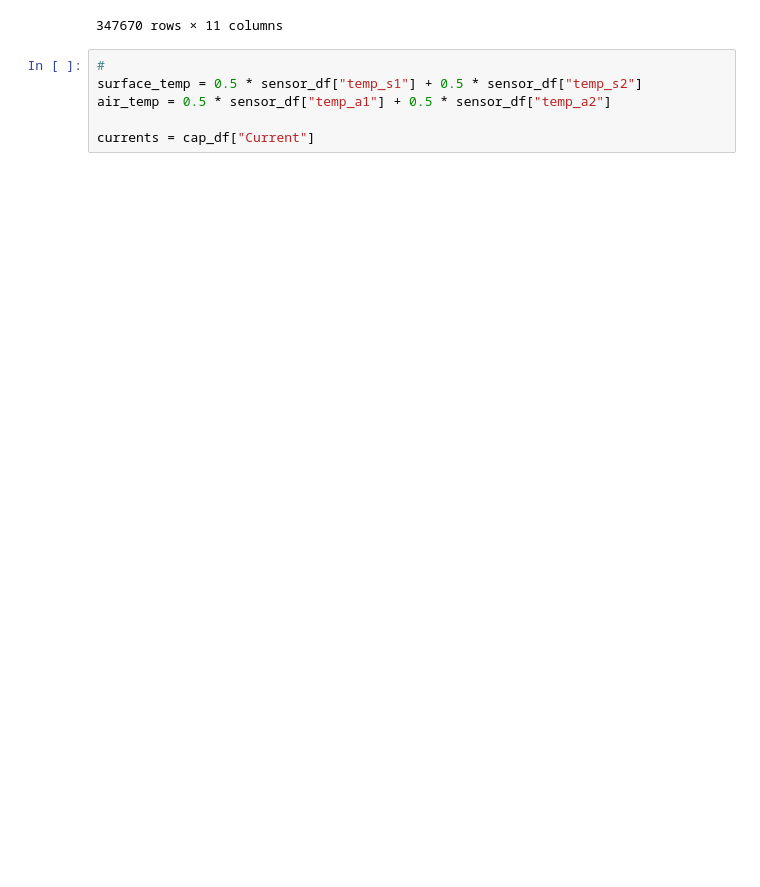
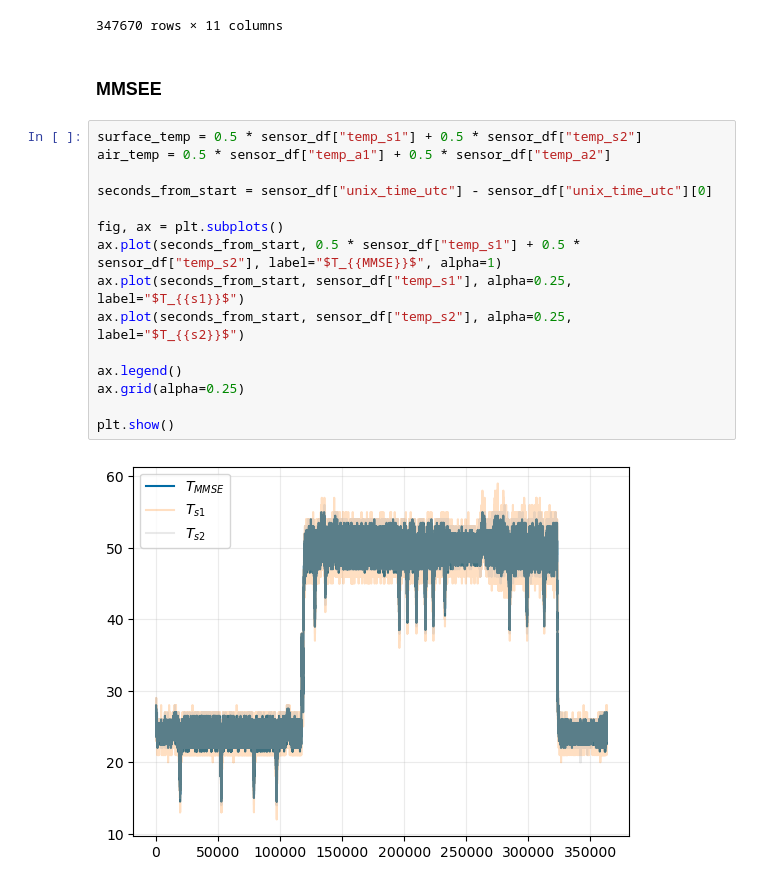
Before and after one commit to prognostics-lab/lion, a Jupyter notebook: data_analysis.ipynb, the cells around one changed output. Cells and saved outputs as stored; diff of their text form; blank space fills up the shorter version.

```diff
--- a/data_analysis.ipynb
+++ b/data_analysis.ipynb
@@ -372,9 +358,22 @@ sensor_df
 | 347668 | 2024-01-23 22:54:50.030603+00:00 | 1706050490 | 0 | 100982.32 | 25 | 101377.96 | 25 | 105010.03 | 24 | 108775.50 | ... |
 | 347669 | 2024-01-23 22:54:51.074112+00:00 | 1706050491 | 0 | 111801.25 | 22 | 99027.25 | 25 | 104600.00 | 24 | 107505.07 | ... |
 347670 rows × 11 columns
-# %%
-#
-surface_temp = 0.5 * sensor_df["temp_s1"] + 0.5 * sensor_df["temp_s2"]
-air_temp = 0.5 * sensor_df["temp_a1"] + 0.5 * sensor_df["temp_a2"]
-
-currents = cap_df["Current"]
+# %% [markdown]
+### MMSEE
+# %%
+surface_temp = 0.5 * sensor_df["temp_s1"] + 0.5 * sensor_df["temp_s2"]
+air_temp = 0.5 * sensor_df["temp_a1"] + 0.5 * sensor_df["temp_a2"]
+
+seconds_from_start = sensor_df["unix_time_utc"] - sensor_df["unix_time_utc"][0]
+
+fig, ax = plt.subplots()
+ax.plot(seconds_from_start, 0.5 * sensor_df["temp_s1"] + 0.5 * sensor_df["temp_s2"], label="$T_{{MMSE}}$", alpha=1)
+ax.plot(seconds_from_start, sensor_df["temp_s1"], alpha=0.25, label="$T_{{s1}}$")
+ax.plot(seconds_from_start, sensor_df["temp_s2"], alpha=0.25, label="$T_{{s2}}$")
+
+ax.legend()
+ax.grid(alpha=0.25)
+
+plt.show()
+# %% [output]
+[figure, added]
```
Also changed, not shown: parts of 10 cells of this notebook.
